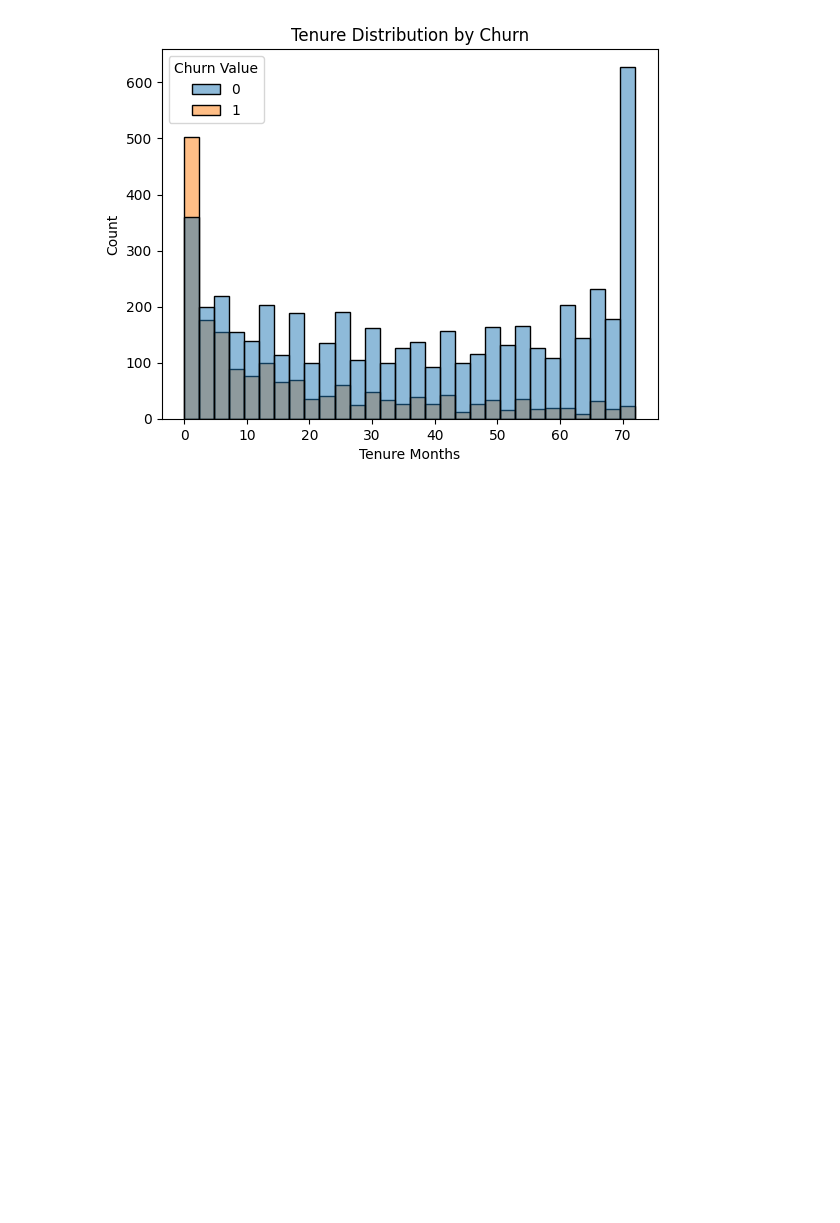
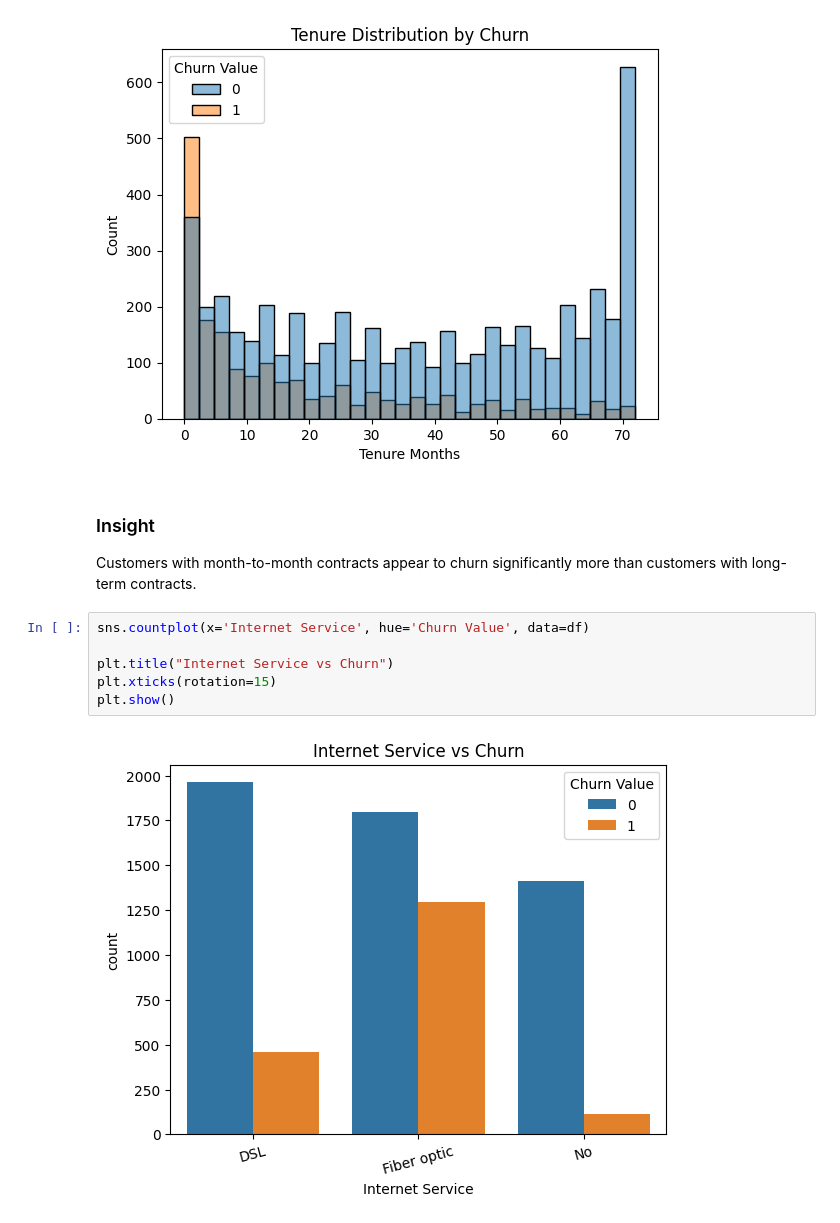
Before and after one commit to shiivu18/churn_Analytics, a Jupyter notebook: notebooks/01_data_understanding.ipynb, the cells around one changed output. Cells and saved outputs as stored; diff of their text form; blank space fills up the shorter version.

Commit message:
internet_service vs churn

```diff
--- a/notebooks/01_data_understanding.ipynb
+++ b/notebooks/01_data_understanding.ipynb
@@ -210,3 +210,15 @@ plt.title("Tenure Distribution by Churn")
 plt.show()
 # %% [output]
 [figure]
+# %% [markdown]
+### Insight
+
+Customers with month-to-month contracts appear to churn significantly more than customers with long-term contracts.
+# %%
+sns.countplot(x='Internet Service', hue='Churn Value', data=df)
+
+plt.title("Internet Service vs Churn")
+plt.xticks(rotation=15)
+plt.show()
+# %% [output]
+[figure, added]
```
